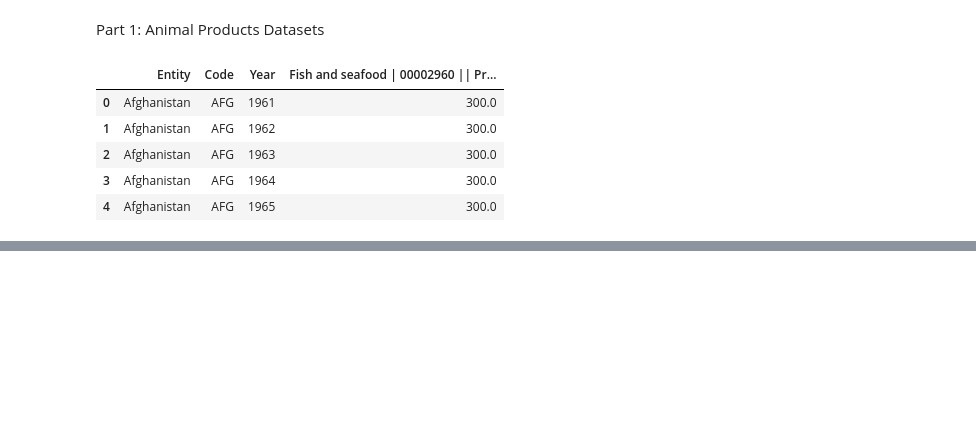
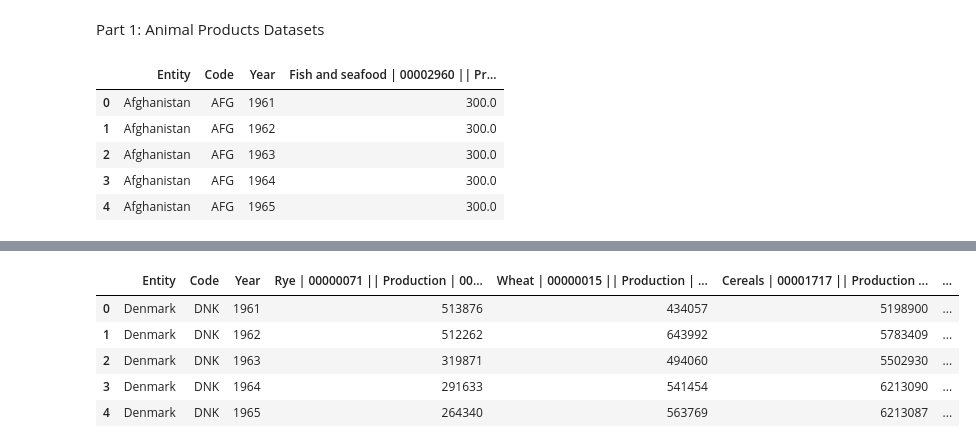
Before and after one commit to iburakk/Project_CA2, a Jupyter notebook: Agriculture.ipynb, the cells around one changed output, grey strips where cells are left out. Cells and saved outputs as stored; diff of their text form; code cells hidden in the pictures; blank space fills up the shorter version.

```diff
--- a/Agriculture.ipynb
+++ b/Agriculture.ipynb
@@ -45,0 +88,3 @@ df_fish_seafood_production.head()
+# %%
+df_rye_production = pd.read_csv("rye-production.csv")
+df_rye_production.head()
@@ -45,0 +174,11 @@ df_fish_seafood_production.head()
+# %%
+df_barley_production_ireland = df_barley_production[(df_barley_production.Code=='IRL') |
+                                                    (df_barley_production.Code=='FRA') |
+                                                    (df_barley_production.Code=='ITA') |
+                                                    (df_barley_production.Code=='GBR') |
+                                                    (df_barley_production.Code=='ESP') |
+                                                    (df_barley_production.Code=='NLD') |
+                                                    (df_barley_production.Code=='DEU') |
+                                                    (df_barley_production.Code=='PRT') |
+                                                    (df_barley_production.Code=='DNK')].reset_index(drop=True)
+df_barley_production_ireland.head()
@@ -45,0 +228,13 @@ df_fish_seafood_production.head()
+# %%
+wheat_df = df_wheat_production_ireland[["Wheat | 00000015 || Production | 005510 || tonnes"]].reset_index(drop=True)
+cereal_df = df_cereal_production_ireland[["Cereals | 00001717 || Production | 005510 || tonnes"]].reset_index(drop=True)
+barley_df = df_barley_production_ireland[["Barley | 00000044 || Production | 005510 || tonnes"]].reset_index(drop=True)
+merged_grain_df = pd.concat([df_rye_production_ireland,wheat_df,cereal_df,barley_df],axis=1).reset_index(drop=True)
+merged_grain_df.head()
+# %% [output]
+|  | Entity | Code | Year | Rye | 00000071 || Production | 00... | Wheat | 00000015 || Production | ... | Cereals | 00001717 || Production ... | ... |
+| 0 | Denmark | DNK | 1961 | 513876 | 434057 | 5198900 | ... |
+| 1 | Denmark | DNK | 1962 | 512262 | 643992 | 5783409 | ... |
+| 2 | Denmark | DNK | 1963 | 319871 | 494060 | 5502930 | ... |
+| 3 | Denmark | DNK | 1964 | 291633 | 541454 | 6213090 | ... |
+| 4 | Denmark | DNK | 1965 | 264340 | 563769 | 6213087 | ... |
```
Also changed, not shown: parts of 23 cells of this notebook.
